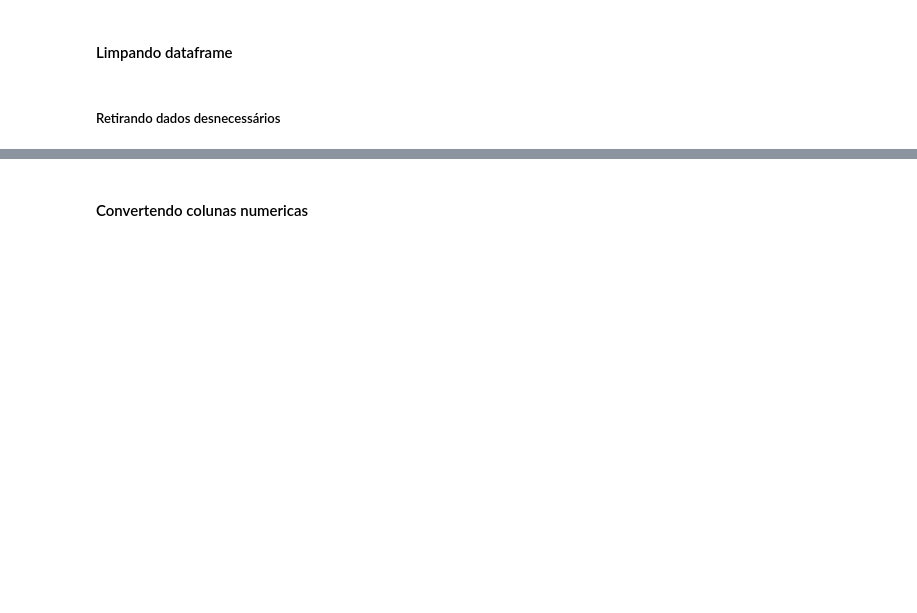
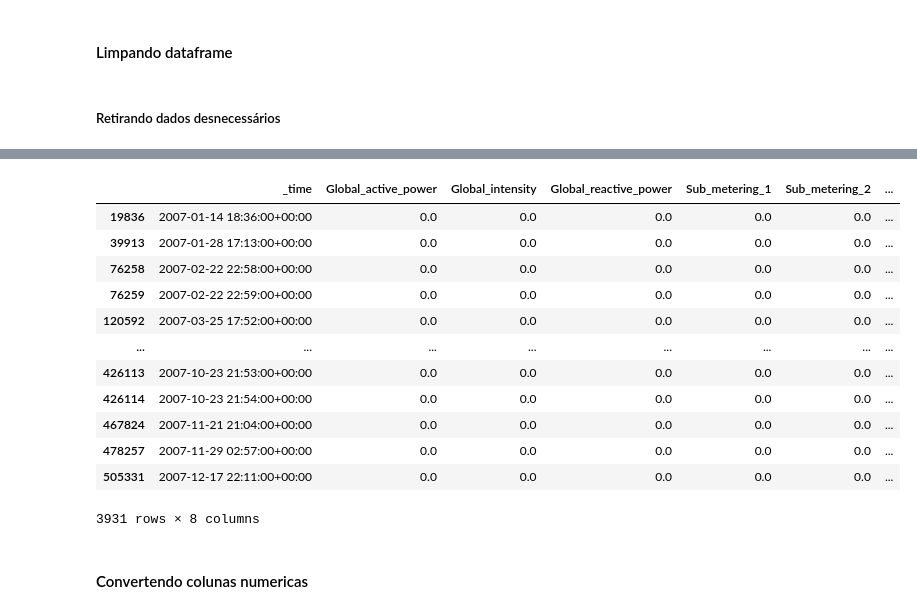
Before and after one commit to victordantas1/influxdb-studies, a Jupyter notebook: analyse_data_influxdb.ipynb, the cells around one changed output, grey strips where cells are left out. Cells and saved outputs as stored; diff of their text form; code cells hidden in the pictures; blank space fills up the shorter version.

```diff
--- a/analyse_data_influxdb.ipynb
+++ b/analyse_data_influxdb.ipynb
@@ -33,5 +54,5 @@ house_hold_energy_2007.info()
 # %% [markdown]
 ##### Retirando dados desnecessários
 # %%
-data.drop(columns=['result', 'table', '_start', '_stop', '_measurement'], inplace=True)
-data
+house_hold_energy_2007.drop(columns=['result', 'table', '_start', '_stop', '_measurement'], inplace=True)
+house_hold_energy_2007.head(10)
@@ -45,2 +84,3 @@ columns_float
 # %%
-rows_to_delete = list(data.query('Global_active_power == "?"').index)
+rows_null = house_hold_energy_2007.query('Global_active_power == "?"').index
+rows_null
@@ -50,0 +108,3 @@ data = data.drop(index=rows_to_delete)
+# %%
+house_hold_energy_2007.replace("?", 0.0, inplace=True)
+house_hold_energy_2007.iloc[rows_null].head(10)
@@ -50,0 +123,3 @@ data = data.drop(index=rows_to_delete)
+# %%
+house_hold_energy_2007.fillna(0.0, inplace=True)
+house_hold_energy_2007.iloc[rows_null].head(10)
@@ -51,3 +138,20 @@ data = data.drop(index=rows_to_delete)
+# %%
+house_hold_energy_2007.interpolate(inplace=True)
+house_hold_energy_2007.iloc[rows_null]
+# %% [output]
+|  | _time | Global_active_power | Global_intensity | Global_reactive_power | Sub_metering_1 | Sub_metering_2 | ... |
+| 19836 | 2007-01-14 18:36:00+00:00 | 0.0 | 0.0 | 0.0 | 0.0 | 0.0 | ... |
+| 39913 | 2007-01-28 17:13:00+00:00 | 0.0 | 0.0 | 0.0 | 0.0 | 0.0 | ... |
+| 76258 | 2007-02-22 22:58:00+00:00 | 0.0 | 0.0 | 0.0 | 0.0 | 0.0 | ... |
+| 76259 | 2007-02-22 22:59:00+00:00 | 0.0 | 0.0 | 0.0 | 0.0 | 0.0 | ... |
+| 120592 | 2007-03-25 17:52:00+00:00 | 0.0 | 0.0 | 0.0 | 0.0 | 0.0 | ... |
+| ... | ... | ... | ... | ... | ... | ... | ... |
+| 426113 | 2007-10-23 21:53:00+00:00 | 0.0 | 0.0 | 0.0 | 0.0 | 0.0 | ... |
+| 426114 | 2007-10-23 21:54:00+00:00 | 0.0 | 0.0 | 0.0 | 0.0 | 0.0 | ... |
+| 467824 | 2007-11-21 21:04:00+00:00 | 0.0 | 0.0 | 0.0 | 0.0 | 0.0 | ... |
+| 478257 | 2007-11-29 02:57:00+00:00 | 0.0 | 0.0 | 0.0 | 0.0 | 0.0 | ... |
+| 505331 | 2007-12-17 22:11:00+00:00 | 0.0 | 0.0 | 0.0 | 0.0 | 0.0 | ... |
+3931 rows × 8 columns
 # %% [markdown]
 #### Convertendo colunas numericas
 # %%
```
Also changed, not shown: parts of 38 cells of this notebook.
